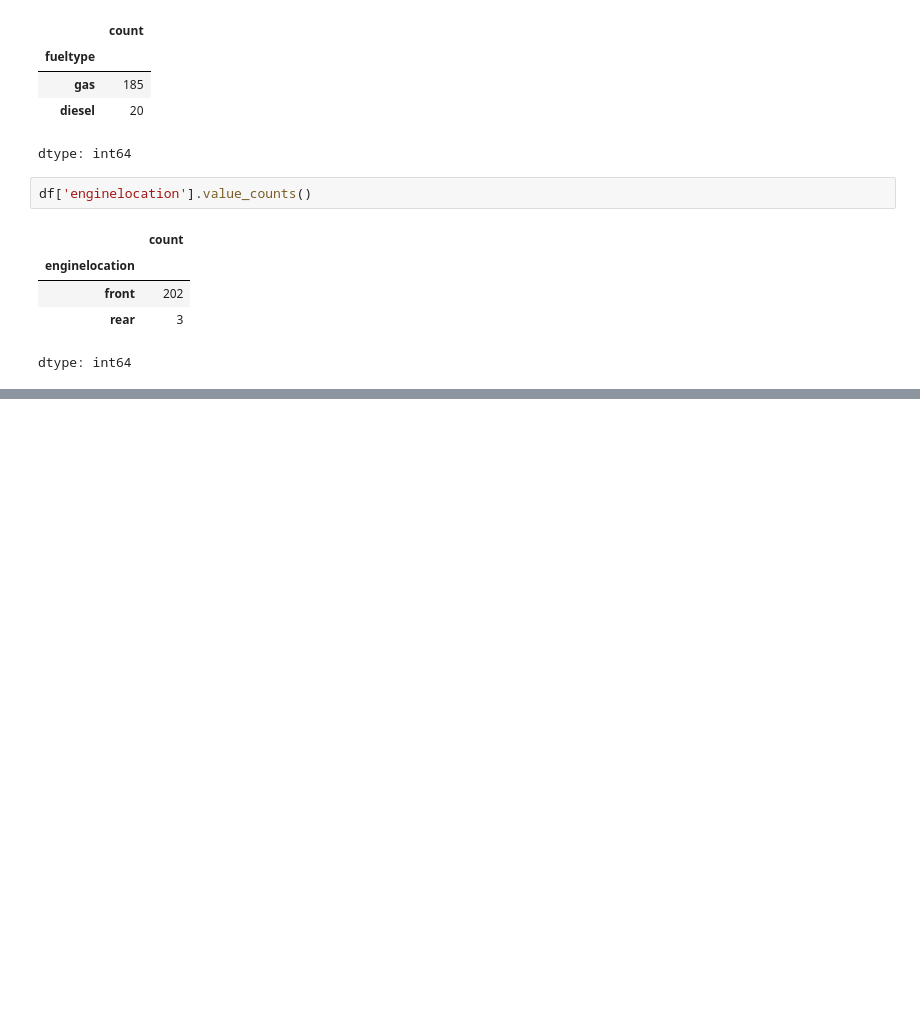
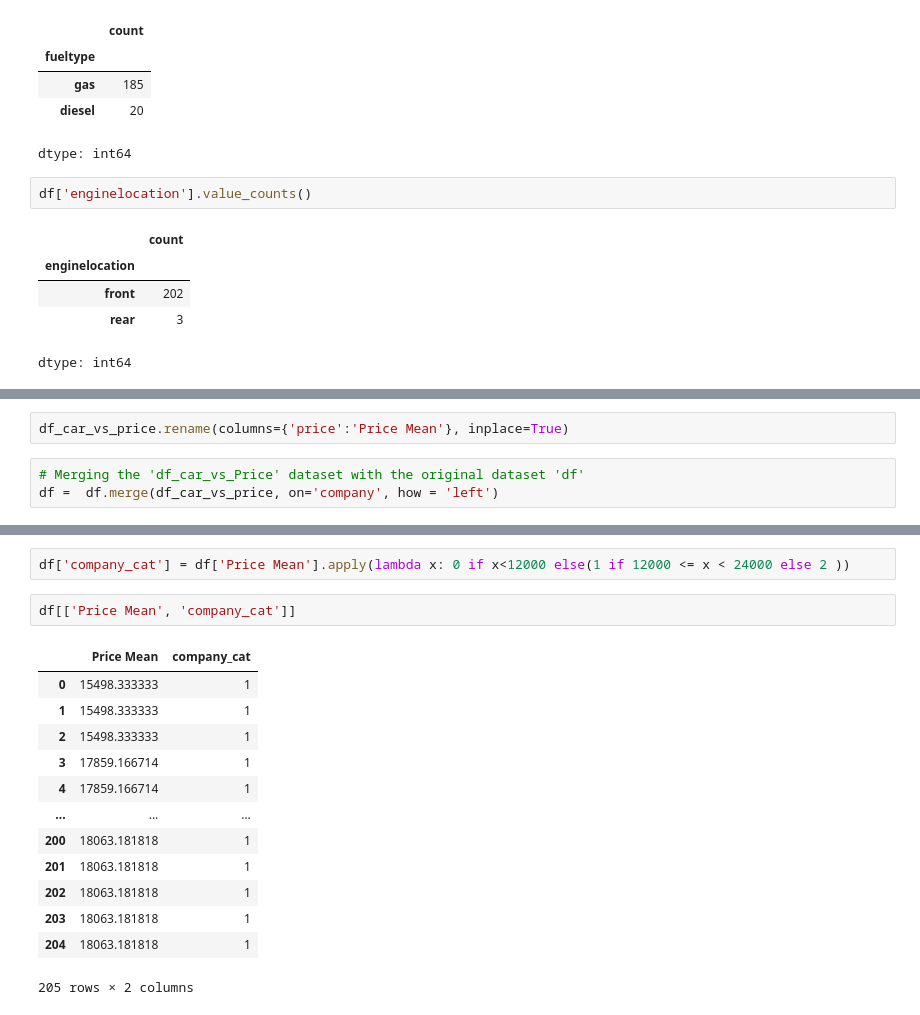
Before and after one commit to Subin-pds/Supervised_ML_Projects, a Jupyter notebook: Car_Price_Prediction.ipynb, the cells around one changed output, grey strips where cells are left out. Cells and saved outputs as stored; diff of their text form; blank space fills up the shorter version.

```diff
--- a/Car_Price_Prediction.ipynb
+++ b/Car_Price_Prediction.ipynb
@@ -313,0 +371,5 @@ dtype: int64
+# %%
+df_car_vs_price.rename(columns={'price':'Price Mean'}, inplace=True)
+# %%
+# Merging the 'df_car_vs_Price' dataset with the original dataset 'df'
+df =  df.merge(df_car_vs_price, on='company', how = 'left')
@@ -313,0 +386,18 @@ dtype: int64
+# %%
+df['company_cat'] = df['Price Mean'].apply(lambda x: 0 if x<12000 else(1 if 12000 <= x < 24000 else 2 ))
+# %%
+df[['Price Mean', 'company_cat']]
+# %% [output]
+|  | Price Mean | company_cat |
+| 0 | 15498.333333 | 1 |
+| 1 | 15498.333333 | 1 |
+| 2 | 15498.333333 | 1 |
+| 3 | 17859.166714 | 1 |
+| 4 | 17859.166714 | 1 |
+| ... | ... | ... |
+| 200 | 18063.181818 | 1 |
+| 201 | 18063.181818 | 1 |
+| 202 | 18063.181818 | 1 |
+| 203 | 18063.181818 | 1 |
+| 204 | 18063.181818 | 1 |
+205 rows × 2 columns
```
Also changed, not shown: parts of 14 cells of this notebook.
